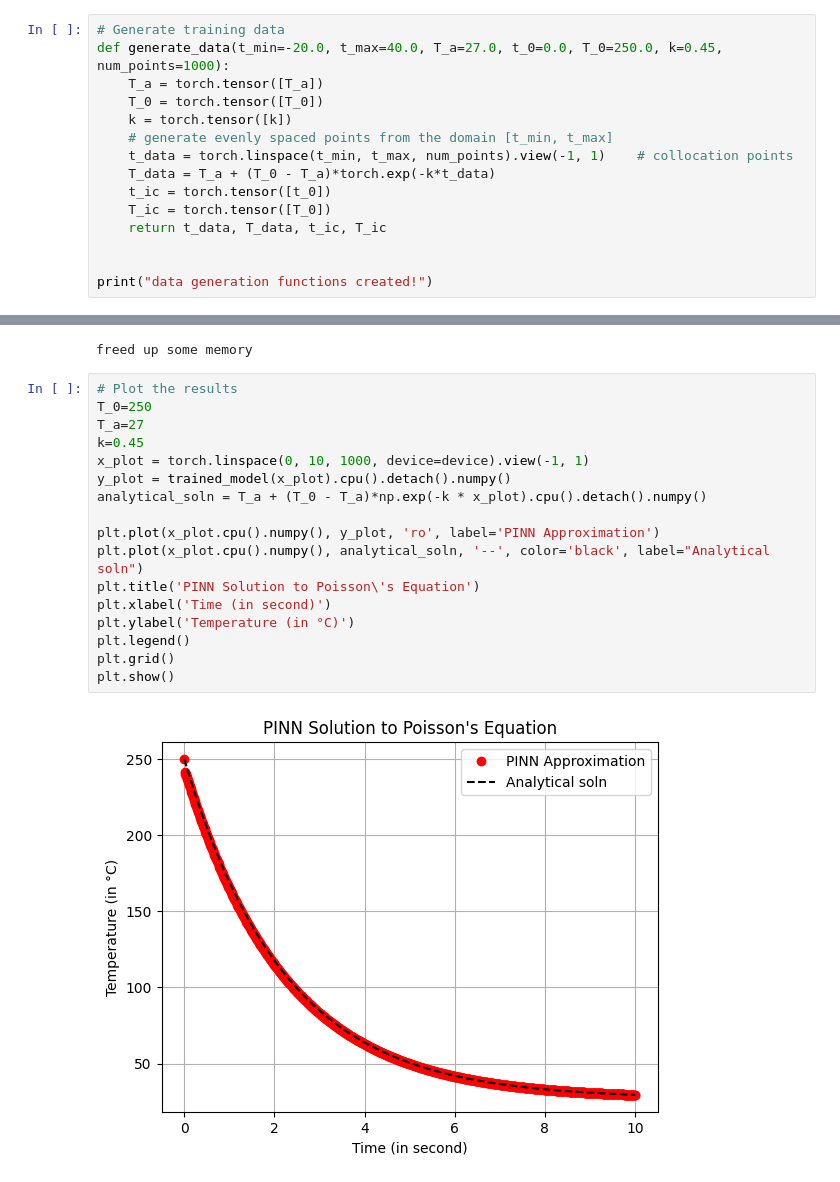
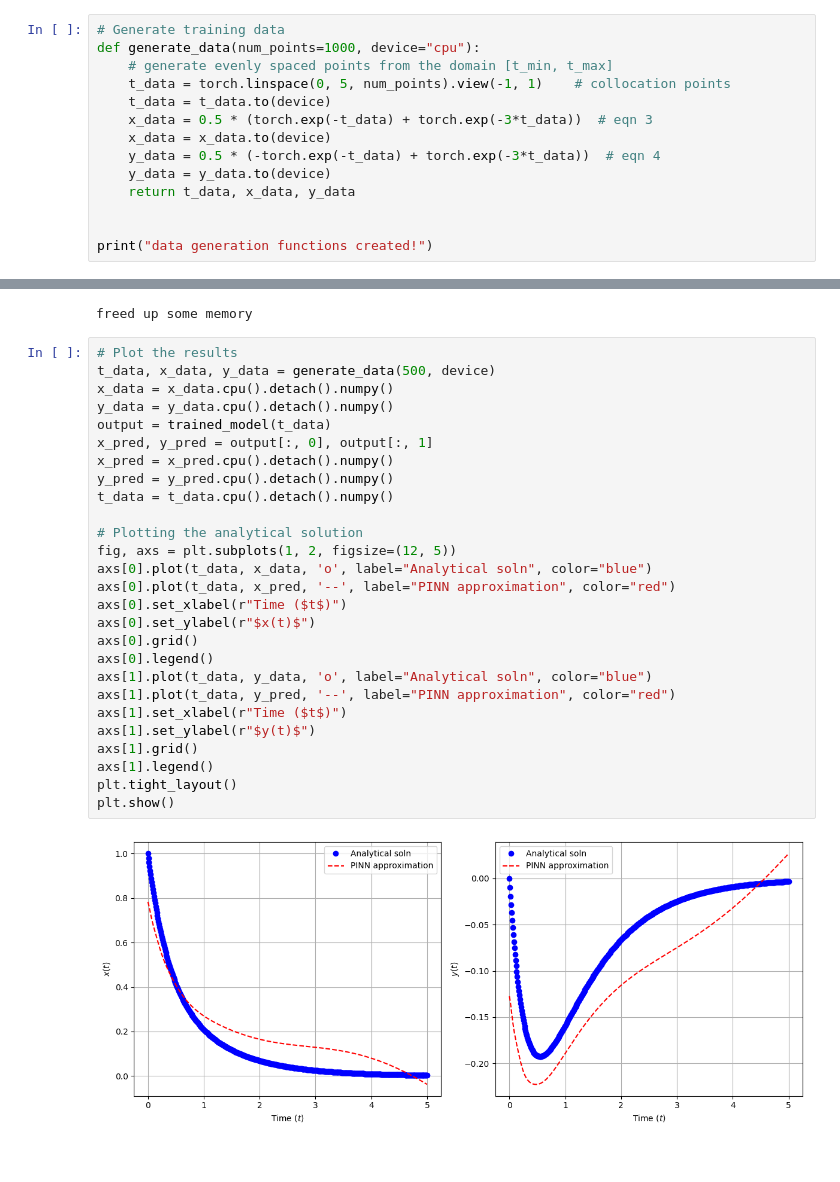
Before and after one commit to aryaman1802/model-implementations, a Jupyter notebook: scientific-machine-learning/physics_informed_neural_networks/basic-pinn-4.ipynb, the cells around one changed output, grey strips where cells are left out. Saved outputs shown, nothing was run; the diff lists cells and outputs as text.

Commit message:
pinn for a system of odes

```diff
--- a/scientific-machine-learning/physics_informed_neural_networks/basic-pinn-4.ipynb
+++ b/scientific-machine-learning/physics_informed_neural_networks/basic-pinn-4.ipynb
@@ -209,16 +252,15 @@ print("training function created!")
 training function created!
 # %%
 # Generate training data
-def generate_data(t_min=-20.0, t_max=40.0, T_a=27.0, t_0=0.0, T_0=250.0, k=0.45, num_points=1000):
-    T_a = torch.tensor([T_a])
-    T_0 = torch.tensor([T_0])
-    k = torch.tensor([k])
+def generate_data(num_points=1000, device="cpu"):
     # generate evenly spaced points from the domain [t_min, t_max]
-    t_data = torch.linspace(t_min, t_max, num_points).view(-1, 1)    # collocation points
-    T_data = T_a + (T_0 - T_a)*torch.exp(-k*t_data)
-    t_ic = torch.tensor([t_0])
-    T_ic = torch.tensor([T_0])
-    return t_data, T_data, t_ic, T_ic
+    t_data = torch.linspace(0, 5, num_points).view(-1, 1)    # collocation points
+    t_data = t_data.to(device)
+    x_data = 0.5 * (torch.exp(-t_data) + torch.exp(-3*t_data))  # eqn 3
+    x_data = x_data.to(device)
+    y_data = 0.5 * (-torch.exp(-t_data) + torch.exp(-3*t_data))  # eqn 4
+    y_data = y_data.to(device)
+    return t_data, x_data, y_data
 
 
 print("data generation functions created!")
@@ -262,22 +301,32 @@ gc.collect()
 print("freed up some memory")
 # %% [output]
 freed up some memory
-# %%
-# Plot the results
-T_0=250
-T_a=27
-k=0.45
-x_plot = torch.linspace(0, 10, 1000, device=device).view(-1, 1)
-y_plot = trained_model(x_plot).cpu().detach().numpy()
-analytical_soln = T_a + (T_0 - T_a)*np.exp(-k * x_plot).cpu().detach().numpy()
-
-plt.plot(x_plot.cpu().numpy(), y_plot, 'ro', label='PINN Approximation')
-plt.plot(x_plot.cpu().numpy(), analytical_soln, '--', color='black', label="Analytical soln")
-plt.title('PINN Solution to Poisson\'s Equation')
-plt.xlabel('Time (in second)')
-plt.ylabel('Temperature (in °C)')
-plt.legend()
-plt.grid()
-plt.show()
-# %% [output]
-[figure, removed]
+# %%
+# Plot the results
+t_data, x_data, y_data = generate_data(500, device)
+x_data = x_data.cpu().detach().numpy()
+y_data = y_data.cpu().detach().numpy()
+output = trained_model(t_data)
+x_pred, y_pred = output[:, 0], output[:, 1]
+x_pred = x_pred.cpu().detach().numpy()
+y_pred = y_pred.cpu().detach().numpy()
+t_data = t_data.cpu().detach().numpy()
+
+# Plotting the analytical solution
+fig, axs = plt.subplots(1, 2, figsize=(12, 5))
+axs[0].plot(t_data, x_data, 'o', label="Analytical soln", color="blue")
+axs[0].plot(t_data, x_pred, '--', label="PINN approximation", color="red")
+axs[0].set_xlabel(r"Time ($t$)")
+axs[0].set_ylabel(r"$x(t)$")
+axs[0].grid()
+axs[0].legend()
+axs[1].plot(t_data, y_data, 'o', label="Analytical soln", color="blue")
+axs[1].plot(t_data, y_pred, '--', label="PINN approximation", color="red")
+axs[1].set_xlabel(r"Time ($t$)")
+axs[1].set_ylabel(r"$y(t)$")
+axs[1].grid()
+axs[1].legend()
+plt.tight_layout()
+plt.show()
+# %% [output]
+[figure, added]
```
Also changed, not shown: parts of 11 cells of this notebook.
